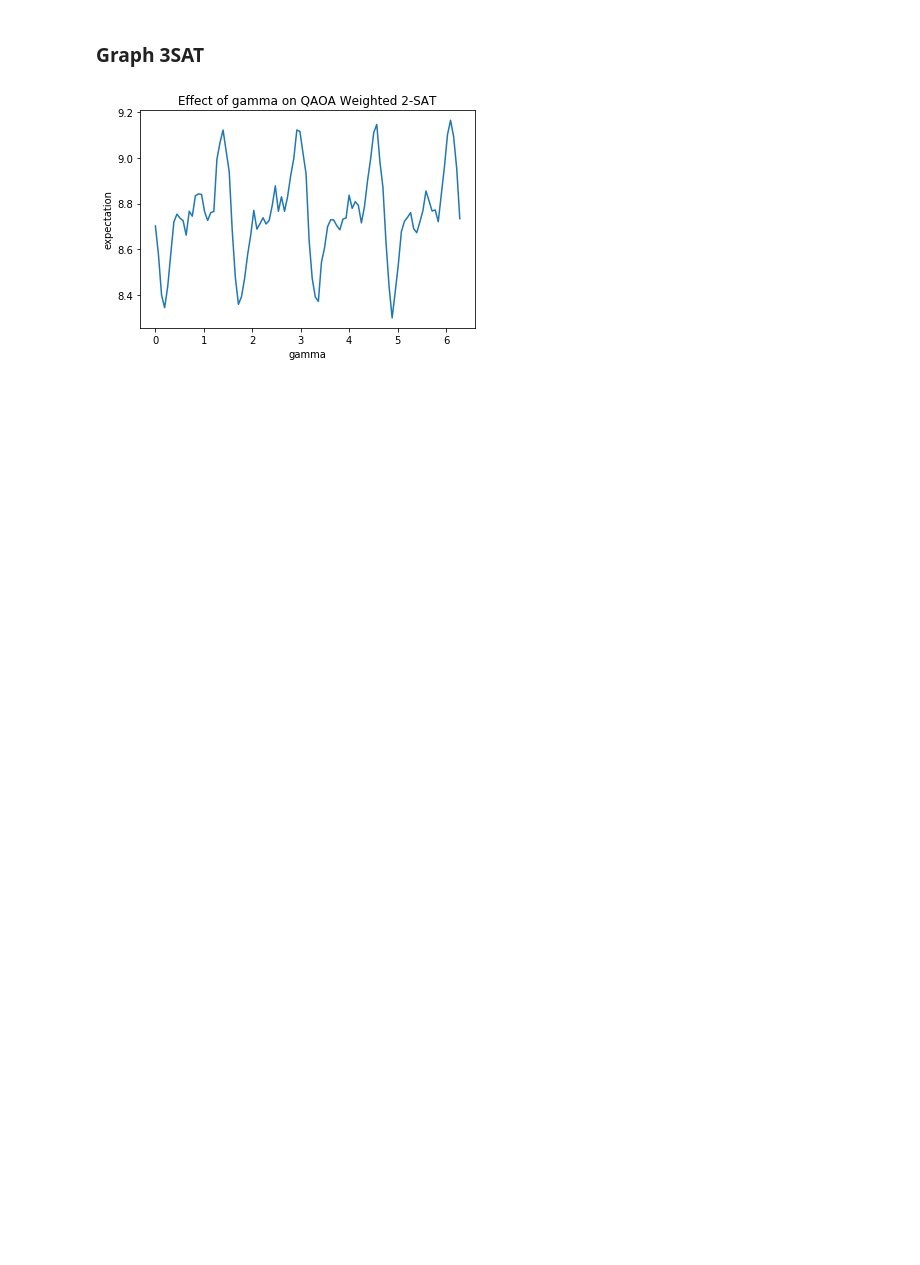
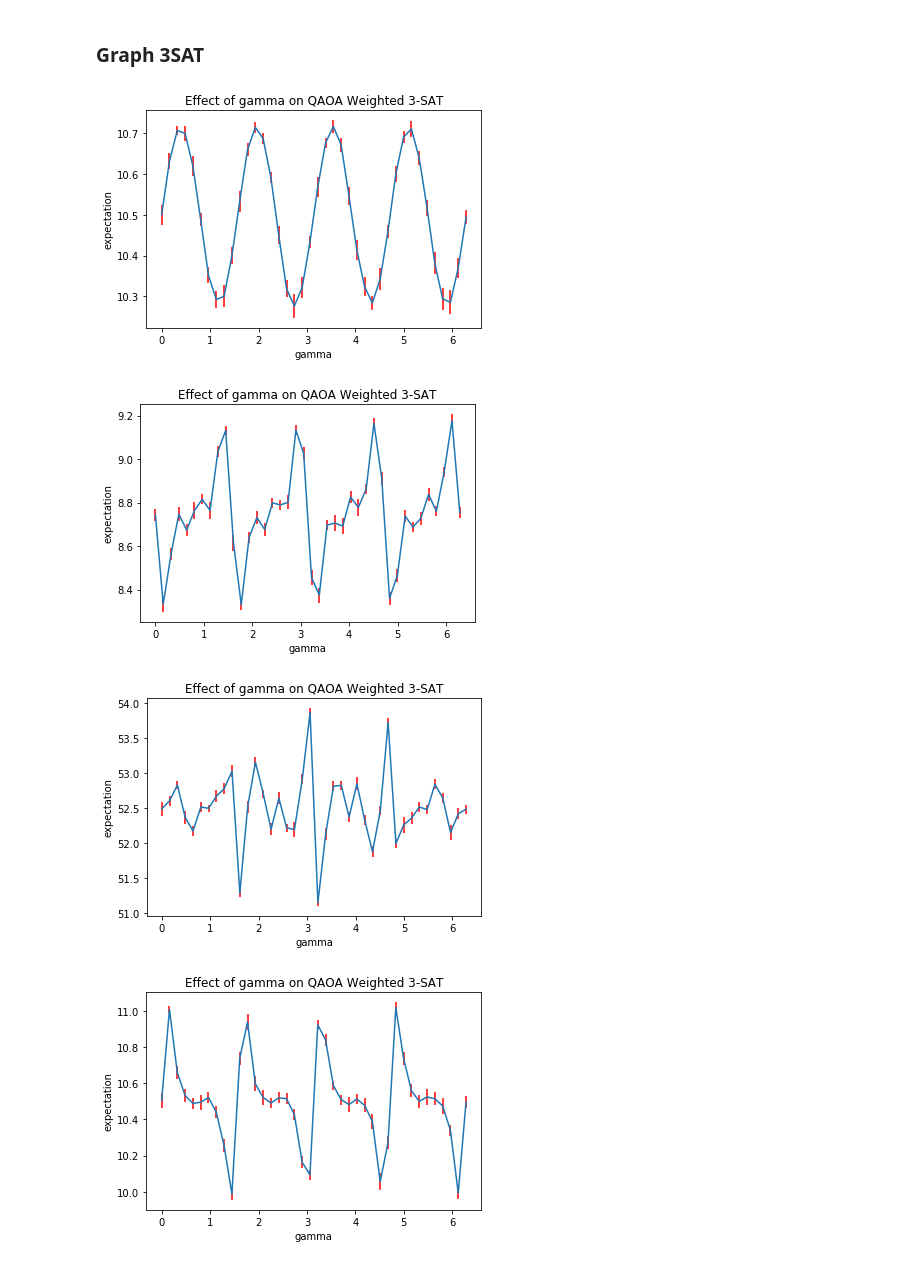
Before and after one commit to andrewraytan/qaoa-maxsat, a Jupyter notebook: QAOA Weighted MAXSAT.ipynb, the cells around one changed output. Cells and saved outputs as stored; diff of their text form; code cells hidden in the pictures; blank space fills up the shorter version.

```diff
--- a/QAOA Weighted MAXSAT.ipynb
+++ b/QAOA Weighted MAXSAT.ipynb
@@ -431,19 +456,34 @@ p=3: (gamma,beta): (1.0768557541326742,2.6186703188019553) | expectation: 52.550
 # %% [markdown]
 ### Graph 3SAT
-# %%
-g = np.linspace(0, 2 * math.pi, 100)
-b = 5 * math.pi / 6
-#cnf = [[1,1,2,3],[2,1,2,-3],[1,1,-2,3],[3,1,-2,-3],[2,-1,2,3],[1,-1,2,-3],[1,-1,-2,3],[1,-1,-2,-3]]
-cnf = [[1,-5,3,-1],[1,4,3,-1],[1,2,-1,-5],[1,5,-3,-6],[1,1,3,4],
-       [1,-2,5,6],[1,3,-6,-5],[1,4,-2,-6],[1,-1,-2,5],[1,1,-3,-4]]
-# clause format is [weight,1st var, 2nd var]
-def f(x):
-    return expectation_3sat(6, x, b, cnf)
-
-plt.plot(g, np.array([f(x) for x in g]))
-plt.xlabel('gamma')
-plt.ylabel('expectation')
-plt.title('Effect of gamma on QAOA Weighted 2-SAT')
-plt.show()
-# %% [output]
-[figure, removed]
+# %%
+def graph_3sat(cnf, b, num_qubits):
+    g = np.linspace(0, 2 * math.pi, 40)
+    def f(x):
+        return expectation_3sat(num_qubits, x, b, [], [], cnf)
+
+    expectations = [[f(x) for i in range(16)] for x in g]
+    means = np.array([np.mean(x) for x in expectations])
+    stds = np.array([np.std(x) for x in expectations])
+
+    plt.errorbar(g, means, yerr=stds, fmt='-', ecolor='red')
+
+    plt.xlabel('gamma')
+    plt.ylabel('expectation')
+    plt.title('Effect of gamma on QAOA Weighted 3-SAT')
+    plt.show()
+
+
+cnf = [[1,1,2,3],[2,1,2,-3],[1,1,-2,3],[3,1,-2,-3],[2,-1,2,3],[1,-1,2,-3],[1,-1,-2,3],[1,-1,-2,-3]]
+graph_3sat(cnf, math.pi / 6, 3)
+cnf = [[1,-5,3,-1],[1,4,3,-1],[1,2,-1,-5],[1,5,-3,-6],[1,1,3,4],
+       [1,-2,5,6],[1,3,-6,-5],[1,4,-2,-6],[1,-1,-2,5],[1,1,-3,-4]]
+graph_3sat(cnf, 2.25, 6)
+cnf = [[1,4,3,5],[1,-4,-5,-1],[1,5,-2,-6],[1,-4,-5,-2],[1,1,3,-5],[1,-4,-3,1],[1,5,-3,4],[1,-1,2,-4],[1,-2,6,5],[1,-3,-6,-2],[1,-3,1,-6],[1,-3,-4,1],[1,4,1,5],[1,3,-4,-1],[1,-1,5,-2],[1,2,-6,-3],[1,6,3,1],[1,-2,5,3],[1,1,-6,5],[1,-5,-6,-3],[1,1,2,-5],[1,3,-1,-4],[1,-3,2,-5],[1,5,6,-4],[1,6,3,-5],[1,-2,-1,3],[1,2,1,6],[1,-1,-5,2],[1,-4,1,3],[1,4,-6,-2],[1,-1,3,6],[1,5,-6,3],[1,-6,1,-4],[1,-4,1,5],[1,-3,6,-1],[1,-5,-2,1],[1,1,6,5],[1,-3,5,2],[1,-4,5,2],[1,5,-1,3],[1,-2,6,5],[1,3,4,5],[1,-6,3,1],[1,4,-1,5],[1,-4,6,-2],[1,-6,5,3],[1,3,-2,-1],[1,-6,-5,-2],[1,4,6,2],[1,-5,4,3],[1,3,4,-5],[1,4,5,-6],[1,-3,-6,-2],[1,5,-4,3],[1,1,-4,-3],[1,2,5,-4],[1,4,5,-2],[1,-3,-1,5],[1,-5,6,-2],[1,-1,-5,-6],]
+graph_3sat(cnf, math.pi / 7 * 5, 6)
+cnf = [[1,3,6,2],[1,10,-7,-3],[1,-2,-5,3],[1,-5,3,-4],[1,-9,-4,-7],[1,3,-5,10],[1,2,-1,-4],[1,-5,7,1],[1,10,-8,-3],[1,9,7,-2],[1,-2,-3,-10],[1,8,6,-1],]
+graph_3sat(cnf, 0.78, 10)
+# %% [output]
+[figure, added]
+[figure, added]
+[figure, added]
+[figure, added]
```
Also changed, not shown: parts of 26 cells of this notebook.
